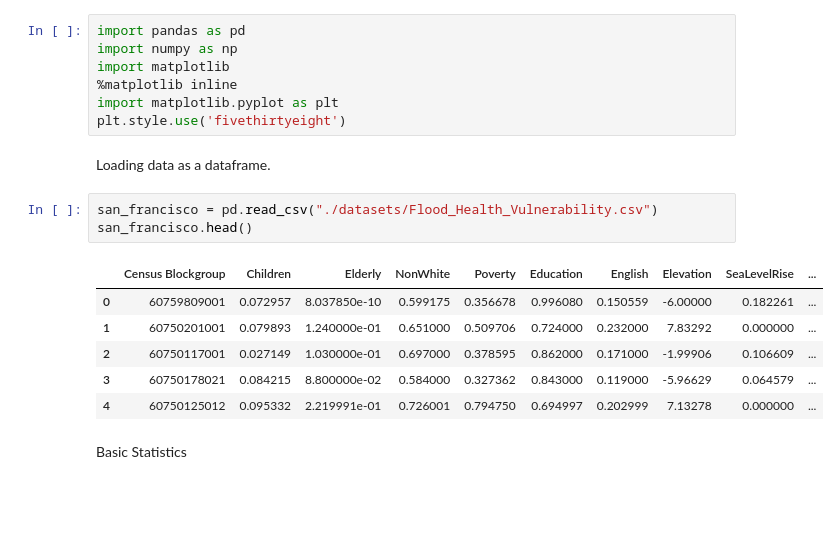
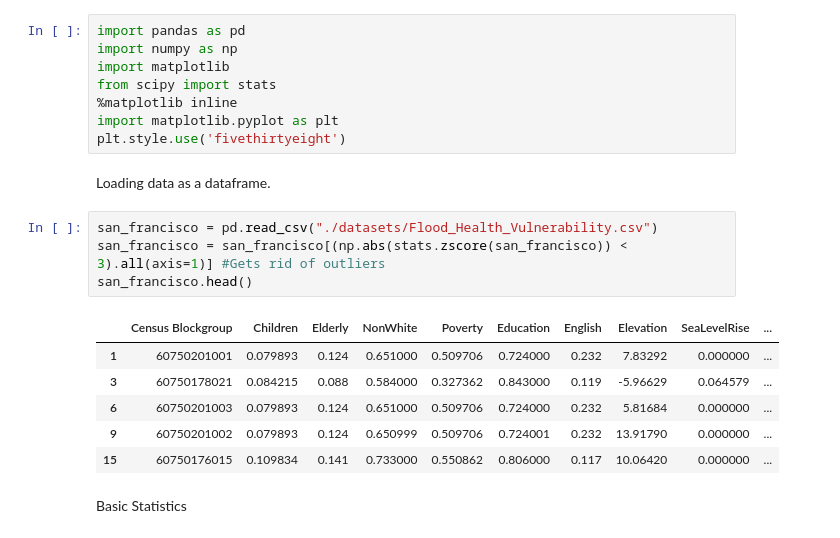
Before and after one commit to Ranabor/CDC-2022, a Jupyter notebook: group_data_exploration.ipynb, the cells around one changed output. Cells and saved outputs as stored; diff of their text form; blank space fills up the shorter version.

```diff
--- a/group_data_exploration.ipynb
+++ b/group_data_exploration.ipynb
@@ -2,6 +2,7 @@
 import pandas as pd
 import numpy as np
 import matplotlib
+from scipy import stats
 %matplotlib inline
 import matplotlib.pyplot as plt
 plt.style.use('fivethirtyeight')
@@ -9,14 +10,15 @@ plt.style.use('fivethirtyeight')
 Loading data as a dataframe.
 # %%
 san_francisco = pd.read_csv("./datasets/Flood_Health_Vulnerability.csv")
+san_francisco = san_francisco[(np.abs(stats.zscore(san_francisco)) < 3).all(axis=1)] #Gets rid of outliers
 san_francisco.head()
 # %% [output]
 |  | Census Blockgroup | Children | Elderly | NonWhite | Poverty | Education | English | Elevation | SeaLevelRise | ... |
-| 0 | 60759809001 | 0.072957 | 8.037850e-10 | 0.599175 | 0.356678 | 0.996080 | 0.150559 | -6.00000 | 0.182261 | ... |
-| 1 | 60750201001 | 0.079893 | 1.240000e-01 | 0.651000 | 0.509706 | 0.724000 | 0.232000 | 7.83292 | 0.000000 | ... |
-| 2 | 60750117001 | 0.027149 | 1.030000e-01 | 0.697000 | 0.378595 | 0.862000 | 0.171000 | -1.99906 | 0.106609 | ... |
-| 3 | 60750178021 | 0.084215 | 8.800000e-02 | 0.584000 | 0.327362 | 0.843000 | 0.119000 | -5.96629 | 0.064579 | ... |
-| 4 | 60750125012 | 0.095332 | 2.219991e-01 | 0.726001 | 0.794750 | 0.694997 | 0.202999 | 7.13278 | 0.000000 | ... |
+| 1 | 60750201001 | 0.079893 | 0.124 | 0.651000 | 0.509706 | 0.724000 | 0.232 | 7.83292 | 0.000000 | ... |
+| 3 | 60750178021 | 0.084215 | 0.088 | 0.584000 | 0.327362 | 0.843000 | 0.119 | -5.96629 | 0.064579 | ... |
+| 6 | 60750201003 | 0.079893 | 0.124 | 0.651000 | 0.509706 | 0.724000 | 0.232 | 5.81684 | 0.000000 | ... |
+| 9 | 60750201002 | 0.079893 | 0.124 | 0.650999 | 0.509706 | 0.724001 | 0.232 | 13.91790 | 0.000000 | ... |
+| 15 | 60750176015 | 0.109834 | 0.141 | 0.733000 | 0.550862 | 0.806000 | 0.117 | 10.06420 | 0.000000 | ... |
 # %% [markdown]
 Basic Statistics
 # %%
```
Also changed, not shown: parts of 4 cells of this notebook.
